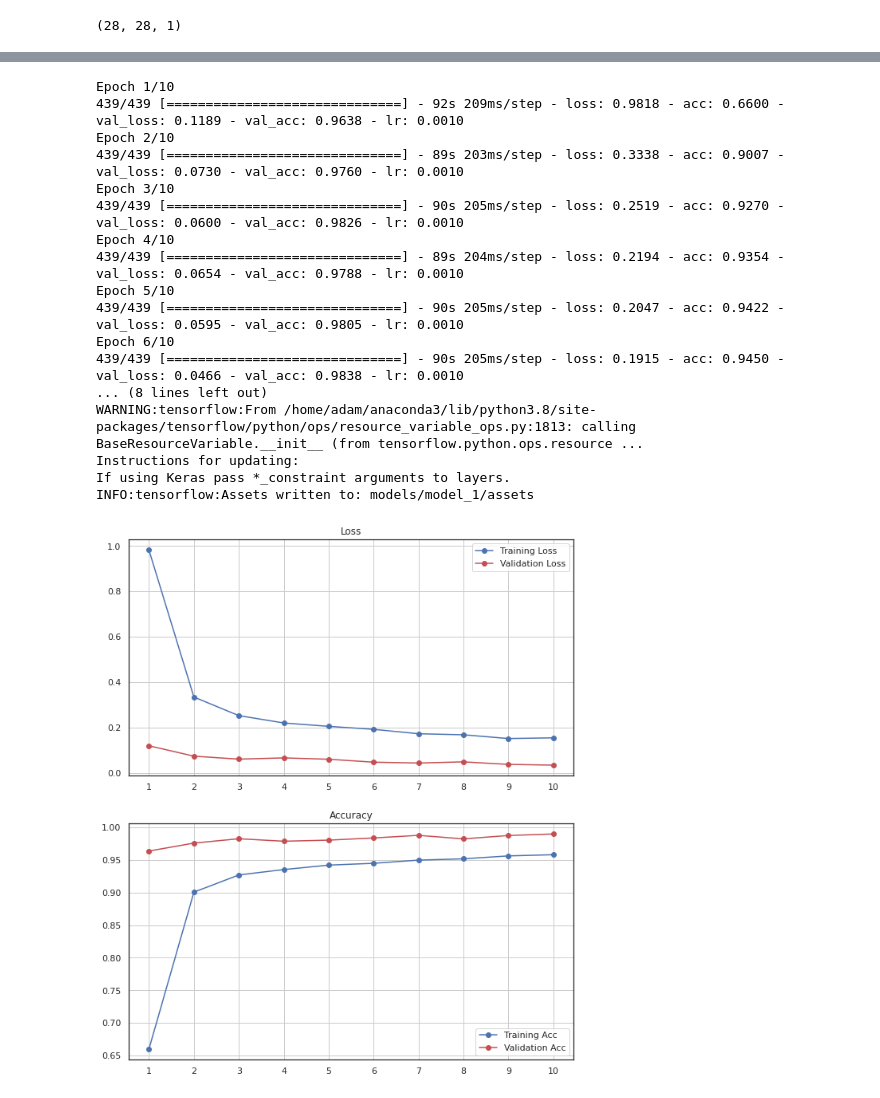
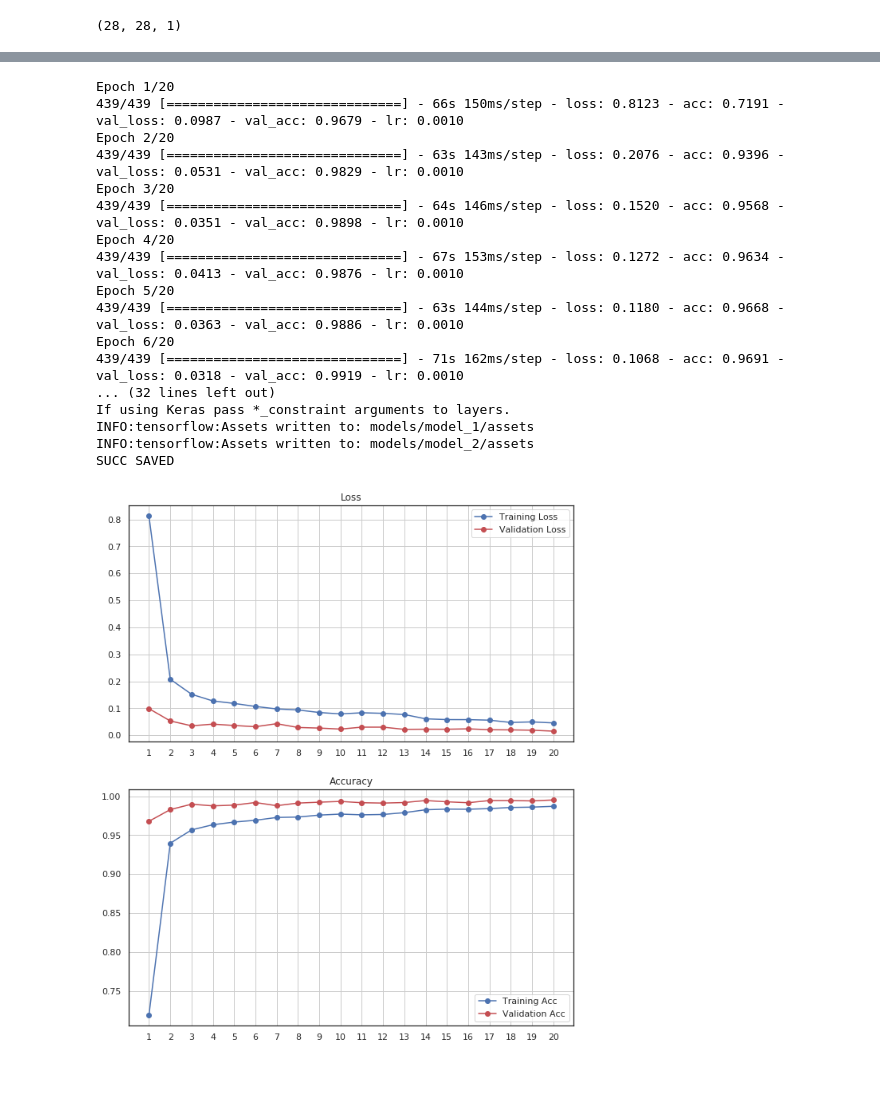
Before and after one commit to LiLatee/PIRO_project2, a Jupyter notebook: jupyter/NN-MIST.ipynb, the cells around one changed output, grey strips where cells are left out. Saved outputs shown, nothing was run; the diff lists cells and outputs as text; code cells hidden in the pictures.

Commit message:
trained new model

```diff
--- a/jupyter/NN-MIST.ipynb
+++ b/jupyter/NN-MIST.ipynb
@@ -38,7 +38,7 @@ class CNN_model:
 
 
     def __init__(self):
-        self.epochs = 10
+        self.epochs = 20
         self.batch_size = 86
         self.model = models.Sequential()
         self.model.add(layers.Conv2D(filters=32, kernel_size=(5, 5), activation="relu", padding="same", input_shape=(28, 28, 1)))
@@ -102,6 +102,9 @@ class CNN_model:
         pred_true = np.argmax(y_valid, axis=1)
         confusion_mtx = confusion_matrix(pred_true, pred_classes)
         sns.heatmap(confusion_mtx, annot=True, fmt='d', cmap=plt.cm.Blues)
+    def save_model(self,model_name = 'model_100'):
+        self.model.save('models/'+model_name)
+        print("SUCC SAVED")
 # %%
 filenames = [img for img in glob.glob("test/*.png")]
 
@@ -176,5 +156,5 @@ images[0].shape
 (28, 28, 1)
 # %%
 cnn_mod = CNN_model()
-cnn_mod.load_model()
-cnn_mod.predict(images,true)
+# cnn_mod.load_model()
+# cnn_mod.predict(images,true)
@@ -201,21 +161,22 @@ cnn_mod.predict(images,true)
 # %%
-# cnn_mod.learning(X_train, X_valid, y_train, y_valid)
+cnn_mod.learning(X_train, X_valid, y_train, y_valid)
+cnn_mod.save_model("model_2")
 # %% [output]
-Epoch 1/10
-439/439 [==============================] - 92s 209ms/step - loss: 0.9818 - acc: 0.6600 - val_loss: 0.1189 - val_acc: 0.9638 - lr: 0.0010
-Epoch 2/10
-439/439 [==============================] - 89s 203ms/step - loss: 0.3338 - acc: 0.9007 - val_loss: 0.0730 - val_acc: 0.9760 - lr: 0.0010
-Epoch 3/10
-439/439 [==============================] - 90s 205ms/step - loss: 0.2519 - acc: 0.9270 - val_loss: 0.0600 - val_acc: 0.9826 - lr: 0.0010
-Epoch 4/10
-439/439 [==============================] - 89s 204ms/step - loss: 0.2194 - acc: 0.9354 - val_loss: 0.0654 - val_acc: 0.9788 - lr: 0.0010
-Epoch 5/10
-439/439 [==============================] - 90s 205ms/step - loss: 0.2047 - acc: 0.9422 - val_loss: 0.0595 - val_acc: 0.9805 - lr: 0.0010
-Epoch 6/10
-439/439 [==============================] - 90s 205ms/step - loss: 0.1915 - acc: 0.9450 - val_loss: 0.0466 - val_acc: 0.9838 - lr: 0.0010
-... (8 lines left out)
-WARNING:tensorflow:From /home/adam/anaconda3/lib/python3.8/site-packages/tensorflow/python/ops/resource_variable_ops.py:1813: calling BaseResourceVariable.__init__ (from tensorflow.python.ops.resource ...
-Instructions for updating:
+Epoch 1/20
+439/439 [==============================] - 66s 150ms/step - loss: 0.8123 - acc: 0.7191 - val_loss: 0.0987 - val_acc: 0.9679 - lr: 0.0010
+Epoch 2/20
+439/439 [==============================] - 63s 143ms/step - loss: 0.2076 - acc: 0.9396 - val_loss: 0.0531 - val_acc: 0.9829 - lr: 0.0010
+Epoch 3/20
+439/439 [==============================] - 64s 146ms/step - loss: 0.1520 - acc: 0.9568 - val_loss: 0.0351 - val_acc: 0.9898 - lr: 0.0010
+Epoch 4/20
+439/439 [==============================] - 67s 153ms/step - loss: 0.1272 - acc: 0.9634 - val_loss: 0.0413 - val_acc: 0.9876 - lr: 0.0010
+Epoch 5/20
+439/439 [==============================] - 63s 144ms/step - loss: 0.1180 - acc: 0.9668 - val_loss: 0.0363 - val_acc: 0.9886 - lr: 0.0010
+Epoch 6/20
+439/439 [==============================] - 71s 162ms/step - loss: 0.1068 - acc: 0.9691 - val_loss: 0.0318 - val_acc: 0.9919 - lr: 0.0010
+... (32 lines left out)
 If using Keras pass *_constraint arguments to layers.
 INFO:tensorflow:Assets written to: models/model_1/assets
+INFO:tensorflow:Assets written to: models/model_2/assets
+SUCC SAVED
-[figure, old version]
+[figure, new version]
```
Also changed, not shown: parts of 6 cells of this notebook, 12 other files.
